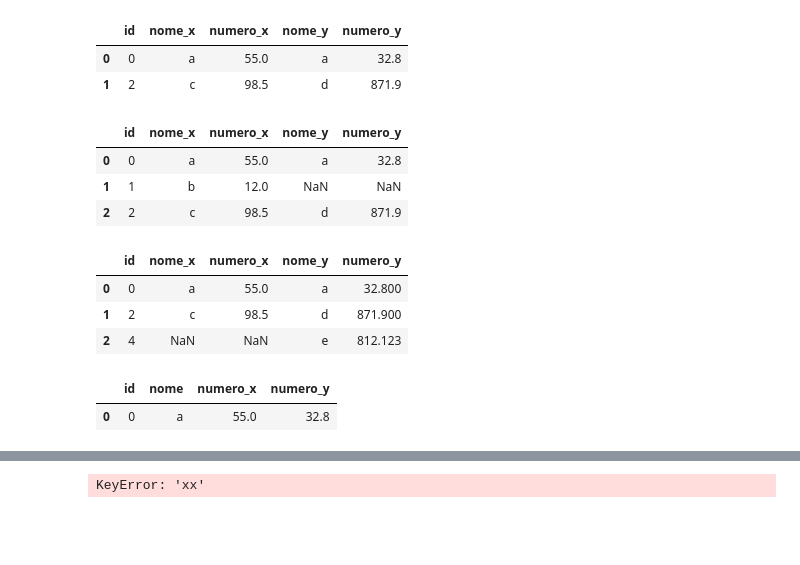
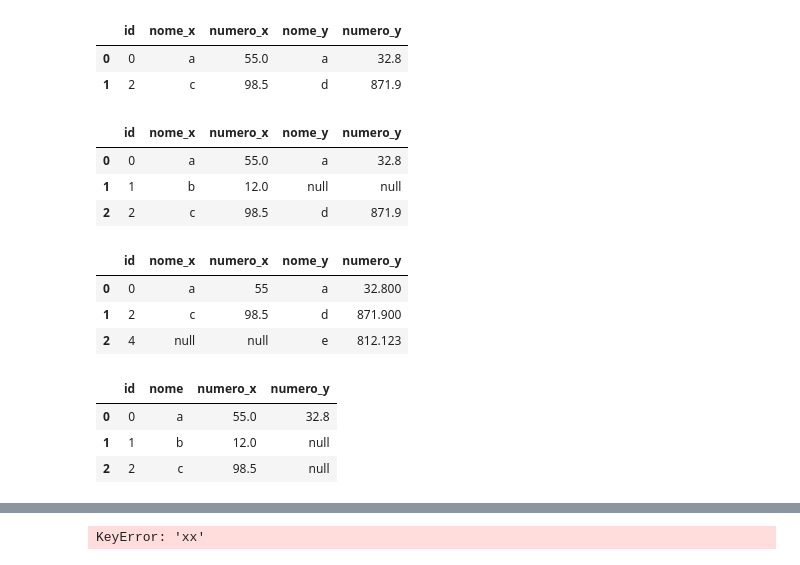
Before and after one commit to MiuraBruno/Curso-de-python, a Jupyter notebook: aula_9/aula_9_3.ipynb, the cells around one changed output, grey strips where cells are left out. Cells and saved outputs as stored; diff of their text form; code cells hidden in the pictures; blank space fills up the shorter version.

```diff
--- a/aula_9/aula_9_3.ipynb
+++ b/aula_9/aula_9_3.ipynb
@@ -155,25 +157,27 @@ pd.merge(left,right,how='inner',on='id')
 # %%
 #select t1.*, t2.* from t1 left join t2 on t1.id = t2.key
 # %%
-pd.merge(left,right,how='left',on='id')
+pd.merge(left,right,how='left',on='id').fillna('null')
 # %% [output]
 |  | id | nome_x | numero_x | nome_y | numero_y |
 | 0 | 0 | a | 55.0 | a | 32.8 |
-| 1 | 1 | b | 12.0 | NaN | NaN |
+| 1 | 1 | b | 12.0 | null | null |
 | 2 | 2 | c | 98.5 | d | 871.9 |
 # %%
 #select t1.*, t2.* from t1 right join t2 on t1.id = t2.key
 # %%
-pd.merge(left,right,how='right',on='id')
+pd.merge(left,right,how='right',left_on='id',right_on = 'id').fillna('null')
 # %% [output]
 |  | id | nome_x | numero_x | nome_y | numero_y |
-| 0 | 0 | a | 55.0 | a | 32.800 |
+| 0 | 0 | a | 55 | a | 32.800 |
 | 1 | 2 | c | 98.5 | d | 871.900 |
-| 2 | 4 | NaN | NaN | e | 812.123 |
+| 2 | 4 | null | null | e | 812.123 |
 # %%
 #select t1.*, t2.* from t1 inner join t2 on t1.id = t2.key and t1.nome = t2.nome
 # %%
-pd.merge(left,right,how='inner',on=['id','nome'])
+pd.merge(left,right,how='left',on=['id','nome']).fillna('null')
 # %% [output]
 |  | id | nome | numero_x | numero_y |
 | 0 | 0 | a | 55.0 | 32.8 |
+| 1 | 1 | b | 12.0 | null |
+| 2 | 2 | c | 98.5 | null |
```
Also changed, not shown: parts of 12 cells of this notebook, 13 other files.
